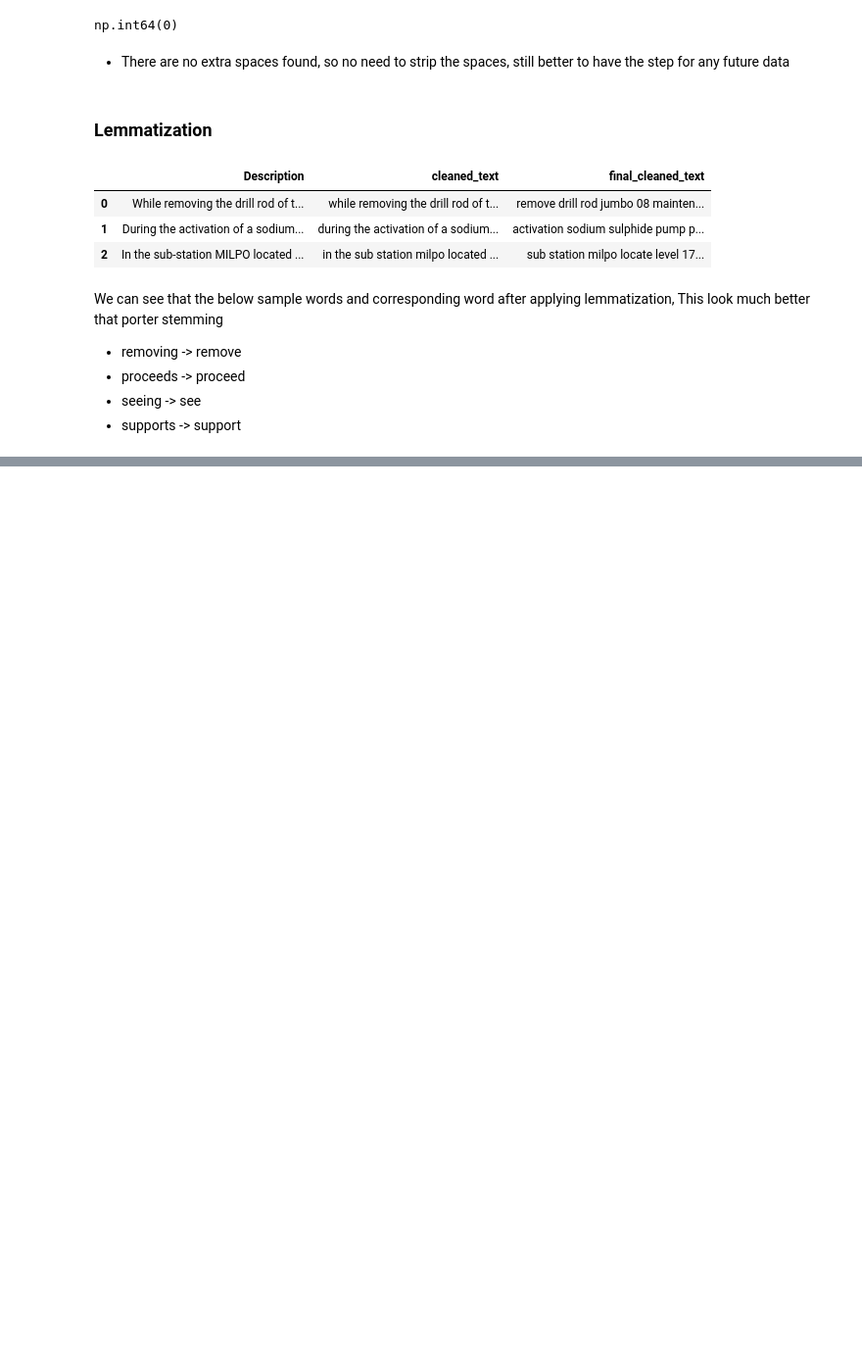
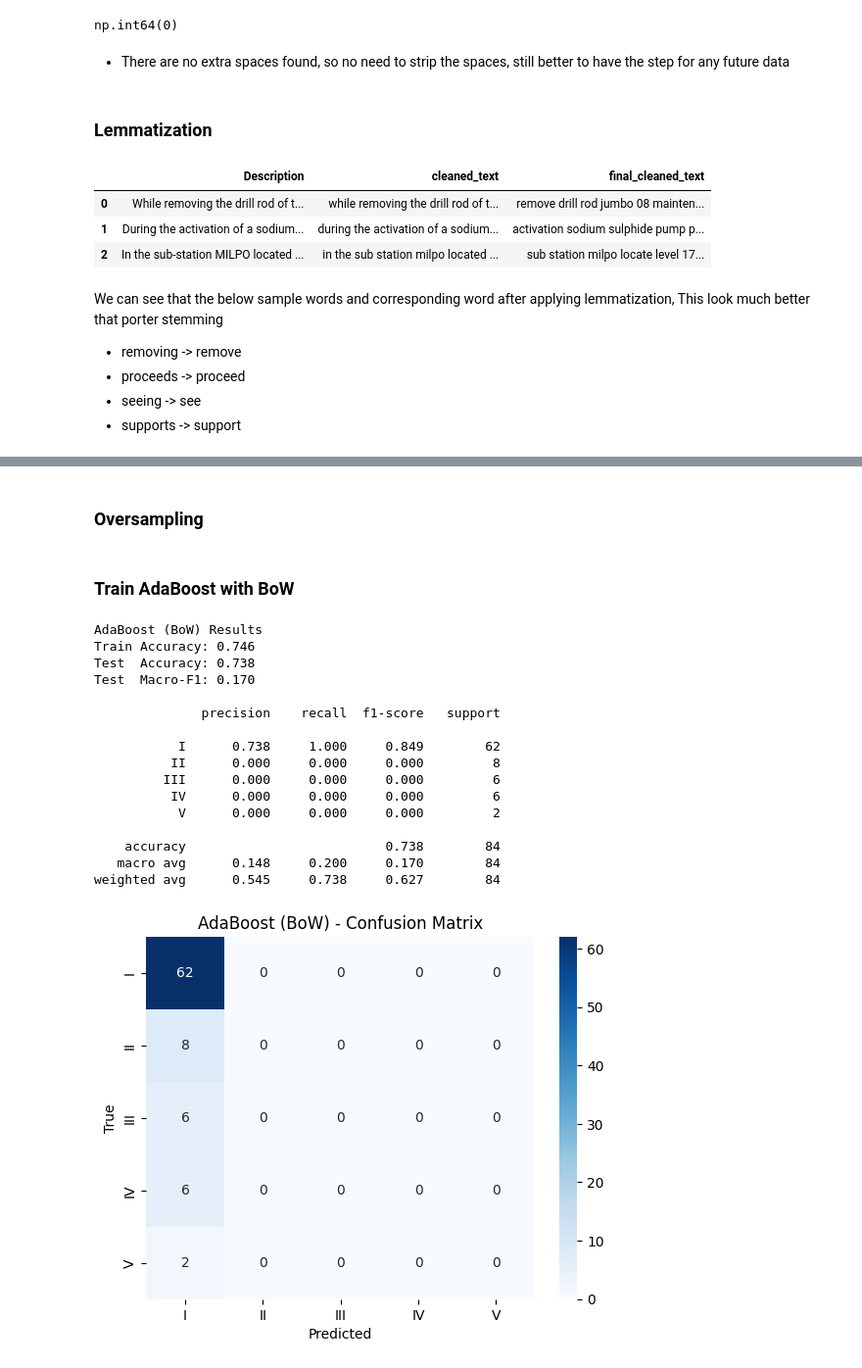
Before and after one commit to ABHINAVRISHI1983/nlp-chat-bot, a Jupyter notebook: NLPChatbot.ipynb, the cells around one changed output, grey strips where cells are left out. Shown at 98% size. Saved outputs shown, nothing was run; the diff lists cells and outputs as text; code cells hidden in the pictures; blank space fills up the shorter version.

```diff
--- a/NLPChatbot.ipynb
+++ b/NLPChatbot.ipynb
@@ -284,0 +305,5 @@ We can see that the below sample words and corresponding word after applying lem
+# %%
+from sklearn.feature_extraction.text import CountVectorizer, TfidfVectorizer
+
+bow_vectorizer = CountVectorizer(ngram_range=(1,2), min_df=2)
+tfidf_vectorizer = TfidfVectorizer(ngram_range=(1,2), min_df=2, sublinear_tf=True)
@@ -284,0 +312,3 @@ We can see that the below sample words and corresponding word after applying lem
+# %%
+# Shared results list -> final DF for comparison
+RESULTS = []
@@ -284,0 +408,2 @@ We can see that the below sample words and corresponding word after applying lem
+# %% [markdown]
+### Oversampling
@@ -284,0 +414,56 @@ We can see that the below sample words and corresponding word after applying lem
+# %% [markdown]
+### Train AdaBoost with BoW
+# %%
+from sklearn.tree import DecisionTreeClassifier
+from sklearn.ensemble import AdaBoostClassifier
+from imblearn.pipeline import Pipeline as ImbPipeline
+
+
+# Base (weak) learner with class_weight to help skew
+weak_learner = DecisionTreeClassifier(max_depth=1, class_weight="balanced", random_state=RANDOM_STATE)
+
+ada_params = dict(estimator=weak_learner, n_estimators=200, learning_rate=0.5, random_state=RANDOM_STATE)
+
+# Pipelines
+ada_bow_plain = ImbPipeline([
+    ("bow", bow_vectorizer),
+    ("clf", AdaBoostClassifier(**ada_params))
+])
+
+ada_tfidf_plain = ImbPipeline([
+    ("tfidf", tfidf_vectorizer),
+    ("clf", AdaBoostClassifier(**ada_params))
+])
+
+ada_bow_overs = ImbPipeline([
+    ("bow", bow_vectorizer),
+    ("oversample", sampler),
+    ("clf", AdaBoostClassifier(**ada_params))
+])
+
+ada_tfidf_overs = ImbPipeline([
+    ("tfidf", tfidf_vectorizer),
+    ("oversample", sampler),
+    ("clf", AdaBoostClassifier(**ada_params))
+])
+# %%
+# Evaluate AdaBoost BoW without over sampling
+evaluate_and_log(ada_bow_plain,  X_train, y_train, X_test, y_test, "AdaBoost (BoW)", RESULTS)
+# %% [output]
+AdaBoost (BoW) Results
+Train Accuracy: 0.746
+Test  Accuracy: 0.738
+Test  Macro-F1: 0.170
+
+              precision    recall  f1-score   support
+
+           I      0.738     1.000     0.849        62
+          II      0.000     0.000     0.000         8
+         III      0.000     0.000     0.000         6
+          IV      0.000     0.000     0.000         6
+           V      0.000     0.000     0.000         2
+
+    accuracy                          0.738        84
+   macro avg      0.148     0.200     0.170        84
+weighted avg      0.545     0.738     0.627        84
+[figure, added]
```
Also changed, not shown: parts of 32 cells of this notebook.
